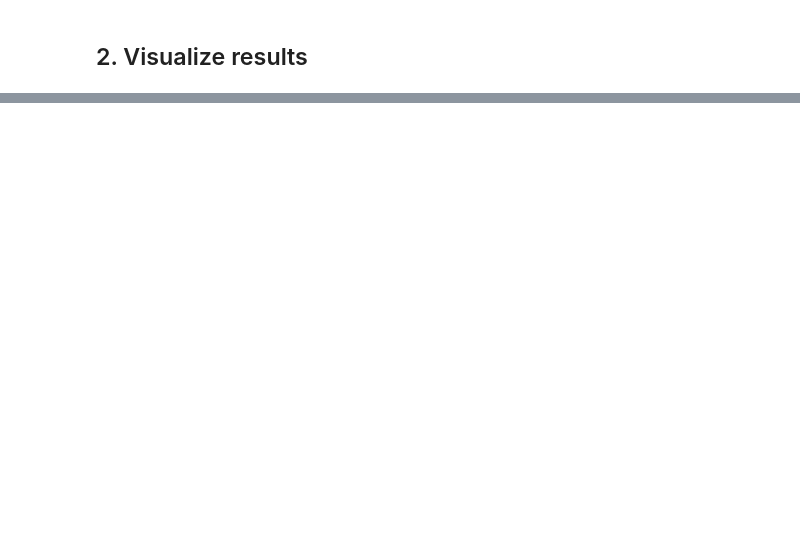
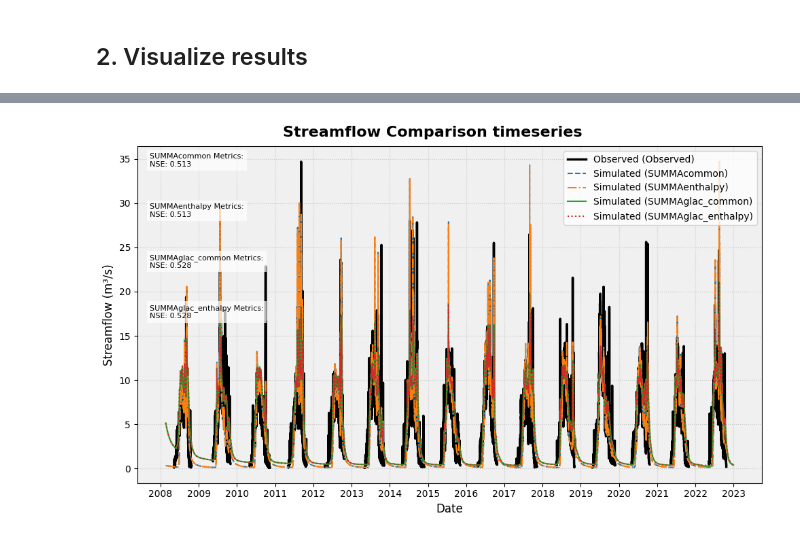
Before and after one commit to ashleymedin/CONFLUENCE, a Jupyter notebook: jupyter notebooks/5_model_initiation/5a_modelInstantiation.ipynb, the cells around one changed output, grey strips where cells are left out. Cells and saved outputs as stored; diff of their text form; code cells hidden in the pictures; blank space fills up the shorter version.

Commit message:
plots for glaciers

```diff
--- a/jupyter notebooks/5_model_initiation/5a_modelInstantiation.ipynb
+++ b/jupyter notebooks/5_model_initiation/5a_modelInstantiation.ipynb
@@ -129,0 +183,19 @@ Image(filename=plot_file)
+# %%
+def _add_overall_metrics(ax, obs_data, sim_data):
+     """Helper method to add overall metrics to the plot"""
+     for i, (sim_name, sim) in enumerate(sim_data):
+         sim.index = sim.index.round(freq='h')
+         if config['DOMAIN_DEFINITION_METHOD'] != 'lumped':
+             var = 'IRFroutedRunoff'
+         else: # lumped domain definition has no routing, assume 1 GRU
+             var = 'averageRoutedRunoff'
+         aligned_data = pd.merge(obs_data[0][1], sim[var],
+                                 left_index=True, right_index=True, how='inner')
+         metrics = calculate_metrics(aligned_data.iloc[:, 0].values, aligned_data.iloc[:, 1].values)
+
+         metric_text = f"{sim_name} Metrics:\n"
+         metric_text += "\n".join([f"{k}: {v:.3f}" for k, v in metrics.items()])
+
+         ax.text(0.02, 0.98 - 0.15 * i, metric_text,
+                 transform=ax.transAxes, verticalalignment='top', fontsize=8,
+                 bbox=dict(facecolor='white', alpha=0.7, edgecolor='none', pad=3))
@@ -129,0 +244,38 @@ Image(filename=plot_file)
+# %%
+# Create plot
+fig, ax1 = plt.subplots(figsize=(10, 6))
+fig.suptitle("Streamflow Comparison timeseries", fontsize=16, fontweight='bold')
+
+# Plot time series
+colors = ['#1f77b4', '#ff7f0e', '#2ca02c', '#d62728', '#9467bd', '#8c564b']
+linestyles = ['--', '-.', '-', ':', (0, (3, 5, 1, 5)), (0, (5, 10))]
+
+# Plot observations if available
+if obs_data:
+    for obs_name, obs in obs_data:
+        ax1.plot(obs.index, obs, label=f'Observed ({obs_name})', color='black', linewidth=2.5)
+
+# Plot simulations
+for (sim_name, sim), color, linestyle in zip(sim_data, colors, linestyles):
+    ax1.plot(sim.index, sim[var], label=f'Simulated ({sim_name})',
+            color=color, linestyle=linestyle, linewidth=1.5)
+# Add metrics if observations are available
+if obs_data:
+    _add_overall_metrics(ax1, obs_data, sim_data)
+
+ax1.set_xlabel('Date', fontsize=12)
+ax1.set_ylabel('Streamflow (m³/s)', fontsize=12)
+ax1.legend(loc='upper right', fontsize=10)
+ax1.grid(True, linestyle=':', alpha=0.6)
+ax1.set_facecolor('#f0f0f0')
+ax1.xaxis.set_major_locator(mdates.YearLocator())
+ax1.xaxis.set_major_formatter(mdates.DateFormatter('%Y'))
+
+plt.tight_layout()
+plt.subplots_adjust(top=0.93)
+plt.show()
+
+# Save the plot
+fig.savefig(plot_filename, dpi=300, bbox_inches='tight')
+# %% [output]
+[figure, added]
```
Also changed, not shown: parts of 10 cells of this notebook.
